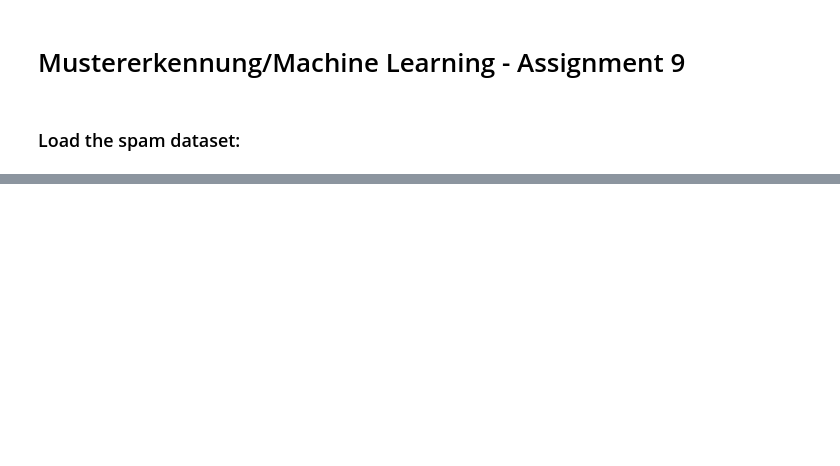
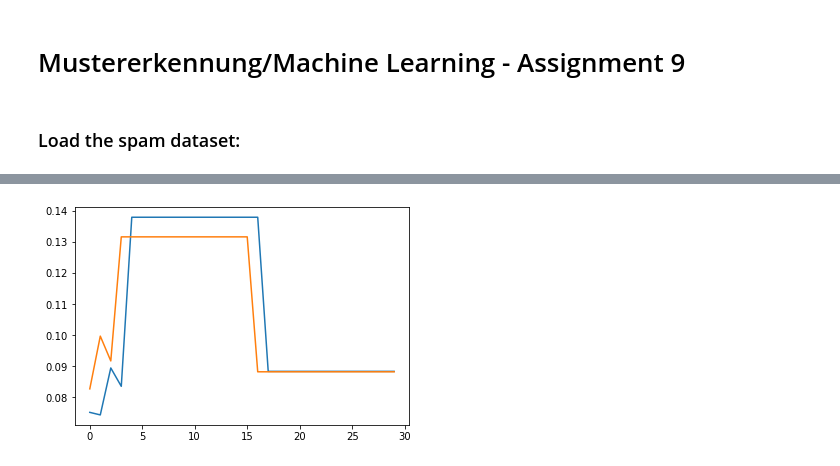
Before and after one commit to dunky11/mustererkennung, a Jupyter notebook: A9/Assignment9.ipynb, the cells around one changed output, grey strips where cells are left out. Drawn from its saved outputs; the diff is of its cells as text; code cells hidden in the pictures; blank space fills up the shorter version.

```diff
--- a/A9/Assignment9.ipynb
+++ b/A9/Assignment9.ipynb
@@ -124,0 +386,6 @@ plt.plot(list(range(len(losses))), losses)
+# %%
+plt.plot(list(range(len(train_accs))), train_accs)
+plt.plot(list(range(len(val_accs))), val_accs)
+plt.show()
+# %% [output]
+[figure, added]
```
Also changed, not shown: parts of 4 cells of this notebook, 1 other file.
